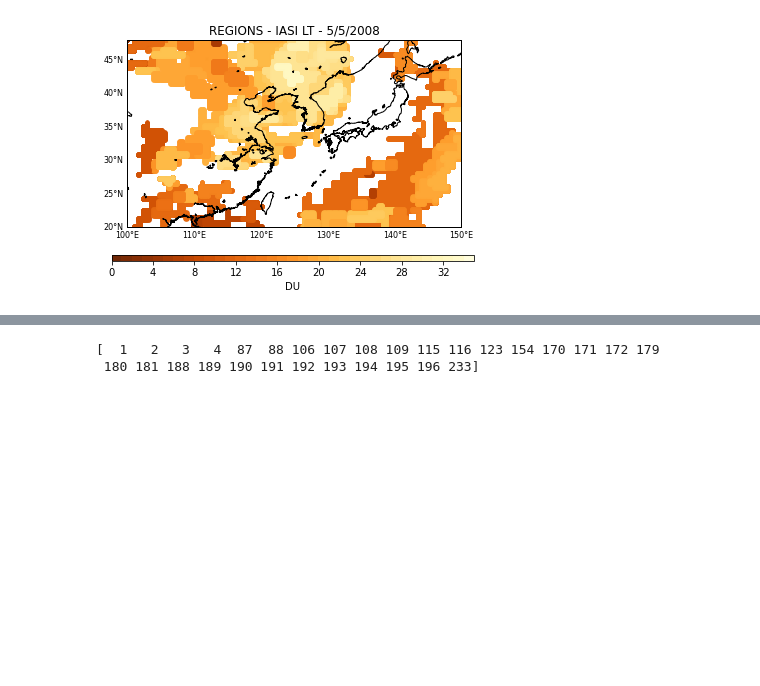
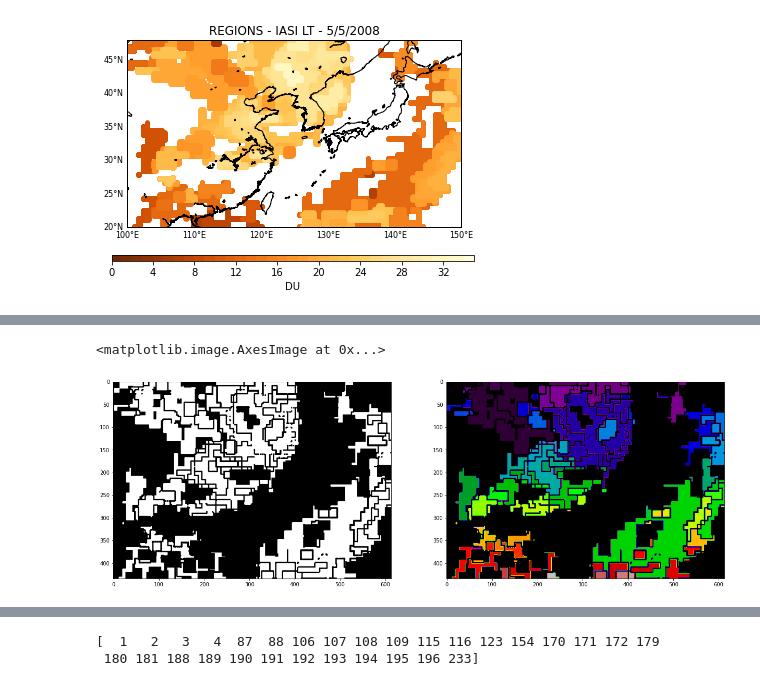
Before and after one commit to kmiloarguello/ozone-pollution, a Jupyter notebook: main.ipynb, the cells around one changed output, grey strips where cells are left out. Saved outputs shown, nothing was run; the diff lists cells and outputs as text; code cells hidden in the pictures; blank space fills up the shorter version.

```diff
--- a/main.ipynb
+++ b/main.ipynb
@@ -1080,0 +1054,27 @@ ax0.imshow(black_image, cmap="gray")
+# %%
+# Make bins
+bins = np.arange(image_flat.min() + 1, image_flat.max() - 1)
+# Compute histogram
+h, _ = np.histogram(image_flat, bins)
+bins = bins[:len(bins) - 1]
+
+gray_levels_selected = bins[h > h.mean()]
+
+black_image = np.zeros(image_flat.shape, np.uint8)
+
+for i in gray_levels_selected:
+  black_image[image_flat == i] = 1
+
+kernel = np.ones((3,3), np.uint8)
+black_image  = cv2.morphologyEx(black_image, cv2.MORPH_OPEN, kernel)
+#black_image  = cv2.morphologyEx(black_image, cv2.MORPH_CLOSE, kernel)
+black_image  = cv2.morphologyEx(black_image, cv2.MORPH_ERODE, kernel)
+
+labels, num = measure.label(black_image, return_num=True, connectivity=None, background=0.)
+
+fig0, (ax0,ax1) = plt.subplots(1,2, figsize=(21,15))
+ax0.imshow(black_image, cmap="gray")
+ax1.imshow(labels, cmap='nipy_spectral')
+# %% [output]
+<matplotlib.image.AxesImage at 0x...>
+[figure, added]
```
Also changed, not shown: parts of 9 cells of this notebook.
